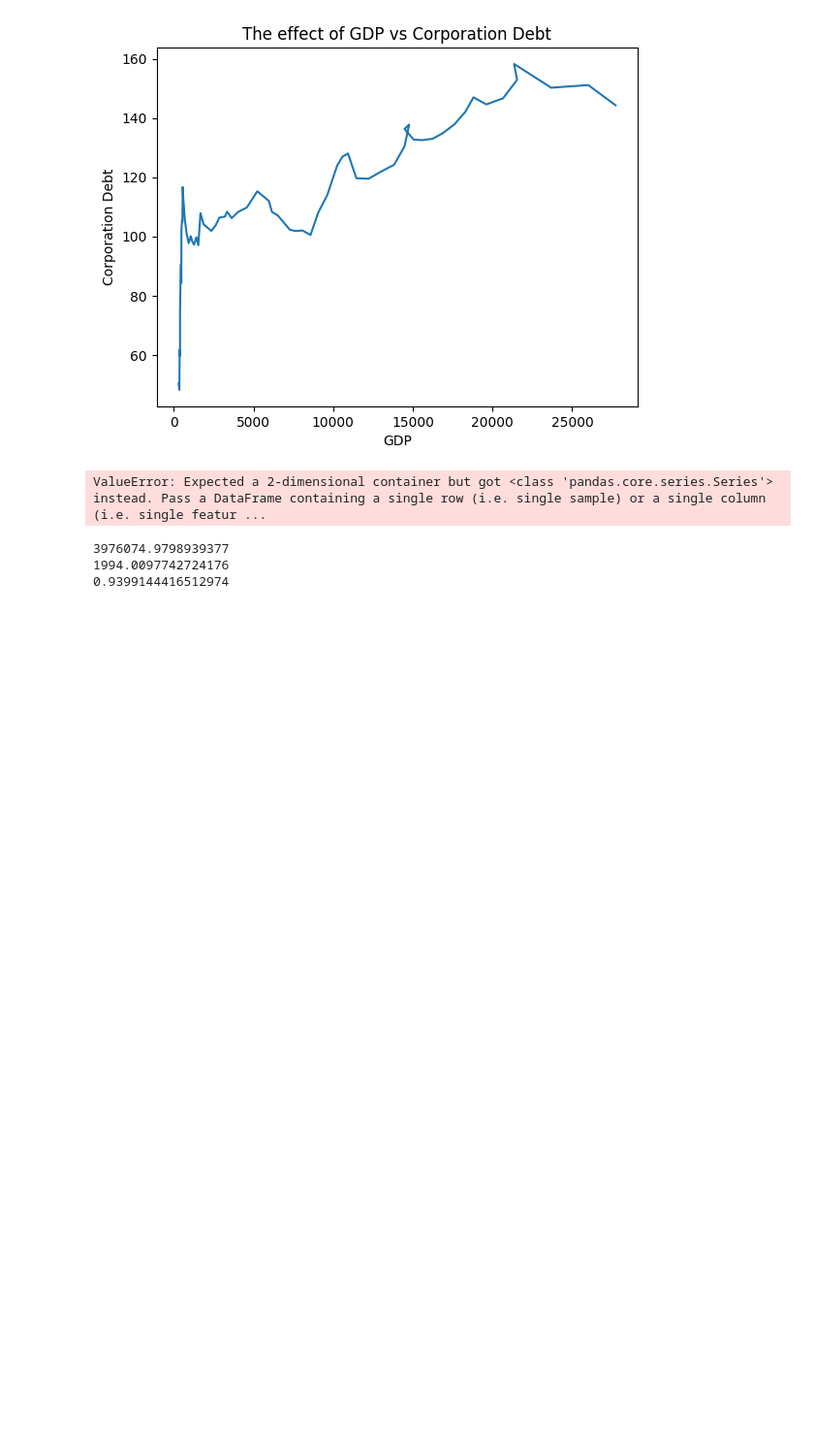
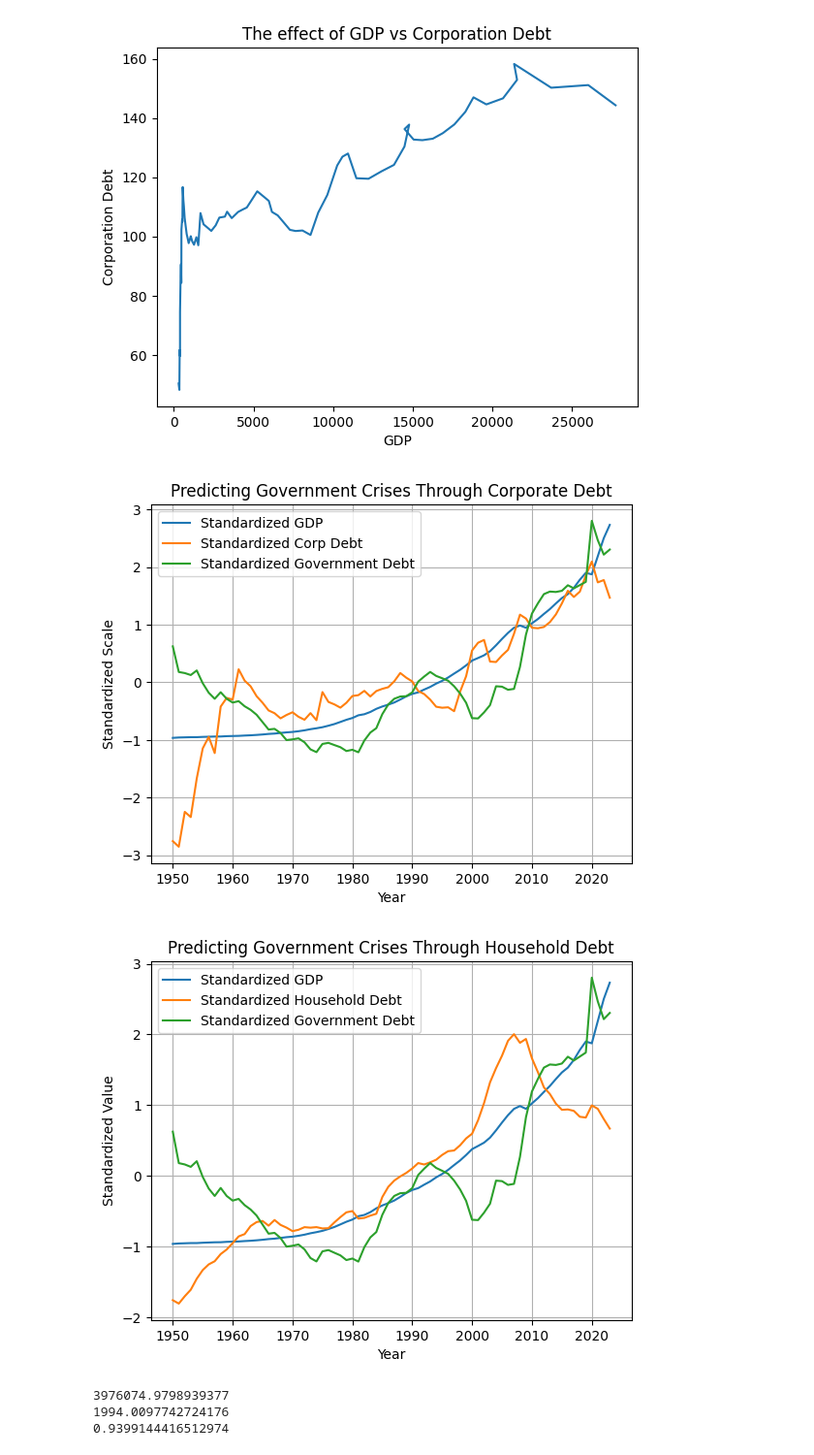
Before and after one commit to Vanduss123/Debt, a Jupyter notebook: DebtProject.ipynb, the cells around one changed output. Shown: that part at 97% size. Saved outputs shown, nothing was run; the diff lists cells and outputs as text; code cells hidden in the pictures; blank space fills up the shorter version.

```diff
--- a/DebtProject.ipynb
+++ b/DebtProject.ipynb
@@ -126,14 +128,34 @@ plt.title("The effect of GDP vs Corporation Debt")
 plt.show()
 # %% [output]
 [figure]
-# %%
-scaler = StandardScaler()
-GDP_std = scaler.fit_transform(df['Nominal gross domestic product (billions)'])
-Corpdebt = scaler.fit_transform(df['Non-financial corporations debt, loans and debt securities (percent of GDP)'])
-plt.plot( df['Year'], GDP_std)
-plt.plot(df['Year'], Corpdebt)
-# %% [output]
-ValueError: Expected a 2-dimensional container but got <class 'pandas.core.series.Series'> instead. Pass a DataFrame containing a single row (i.e. single sample) or a single column (i.e. single featur ...
+# %%
+scaler = StandardScaler()
+GDP_std = scaler.fit_transform(df[['Nominal gross domestic product (billions)']])
+Corpdebt_std = scaler.fit_transform(df[['Non-financial corporations debt, all instruments (percent of GDP)']])
+governmentdebt_std = scaler.fit_transform(df[['General government debt (percent of GDP)']])
+plt.plot(df['Year'], GDP_std, label='Standardized GDP')
+plt.plot(df['Year'], Corpdebt_std, label='Standardized Corp Debt')
+plt.plot(df['Year'], governmentdebt_std,label = 'Standardized Government Debt')
+plt.xlabel('Year')
+plt.ylabel('Standardized Scale')
+plt.title('Predicting Government Crises Through Corporate Debt')
+plt.legend()
+plt.grid(True)
+plt.show()
+
+Householddebt_std = scaler.fit_transform(df[['Household debt, all instruments (percent of GDP)']])
+plt.plot(df['Year'], GDP_std, label='Standardized GDP')
+plt.plot(df['Year'], Householddebt_std, label='Standardized Household Debt')
+plt.plot(df['Year'], governmentdebt_std, label = 'Standardized Government Debt')
+plt.xlabel('Year')
+plt.ylabel('Standardized Value')
+plt.title('Predicting Government Crises Through Household Debt')
+plt.legend()
+plt.grid(True)
+plt.show()
+# %% [output]
+[figure, added]
+[figure, added]
 # %%
 from sklearn import model_selection
 features = df[['Total private debt, loans and debt securities (percent of GDP)', 'General government debt (percent of GDP)']]
```
Also changed, not shown: parts of 1 cell of this notebook.
